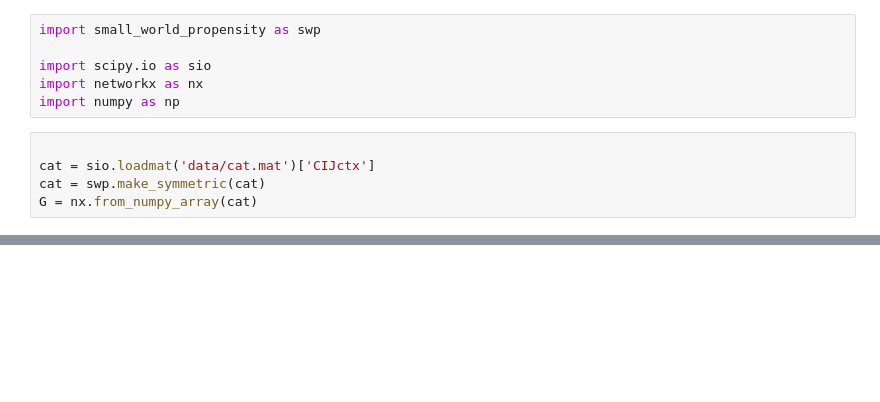
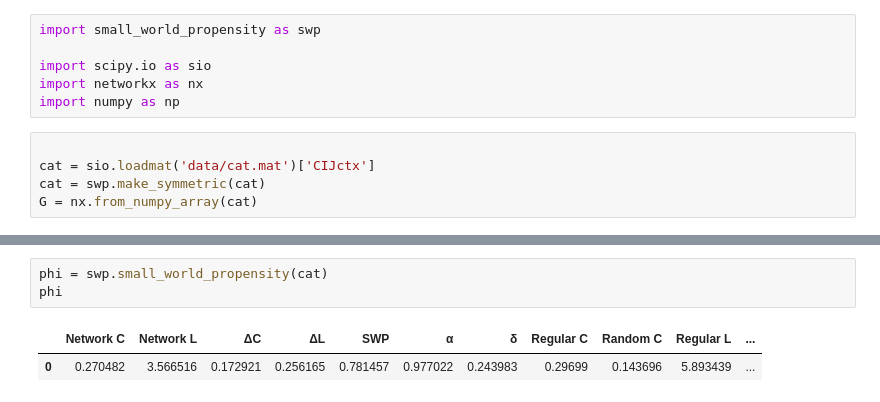
Before and after one commit to rkdan/small_world_propensity, a Jupyter notebook: testing.ipynb, the cells around one changed output, grey strips where cells are left out. Cells and saved outputs as stored; diff of their text form; blank space fills up the shorter version.

```diff
--- a/testing.ipynb
+++ b/testing.ipynb
@@ -57,0 +58,6 @@ plt.show()
+# %%
+phi = swp.small_world_propensity(cat)
+phi
+# %% [output]
+|  | Network C | Network L | ΔC | ΔL | SWP | α | δ | Regular C | Random C | Regular L | ... |
+| 0 | 0.270482 | 3.566516 | 0.172921 | 0.256165 | 0.781457 | 0.977022 | 0.243983 | 0.29699 | 0.143696 | 5.893439 | ... |
```
Also changed, not shown: parts of 2 cells of this notebook, 8 other files.
